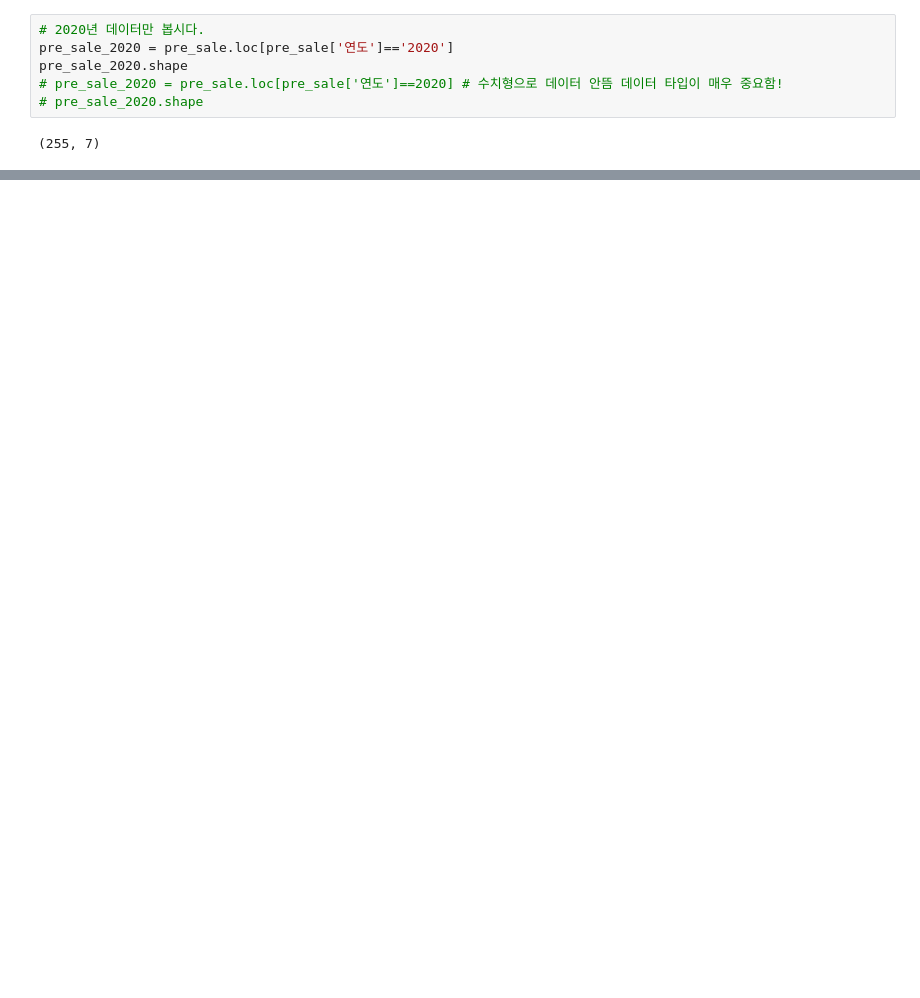
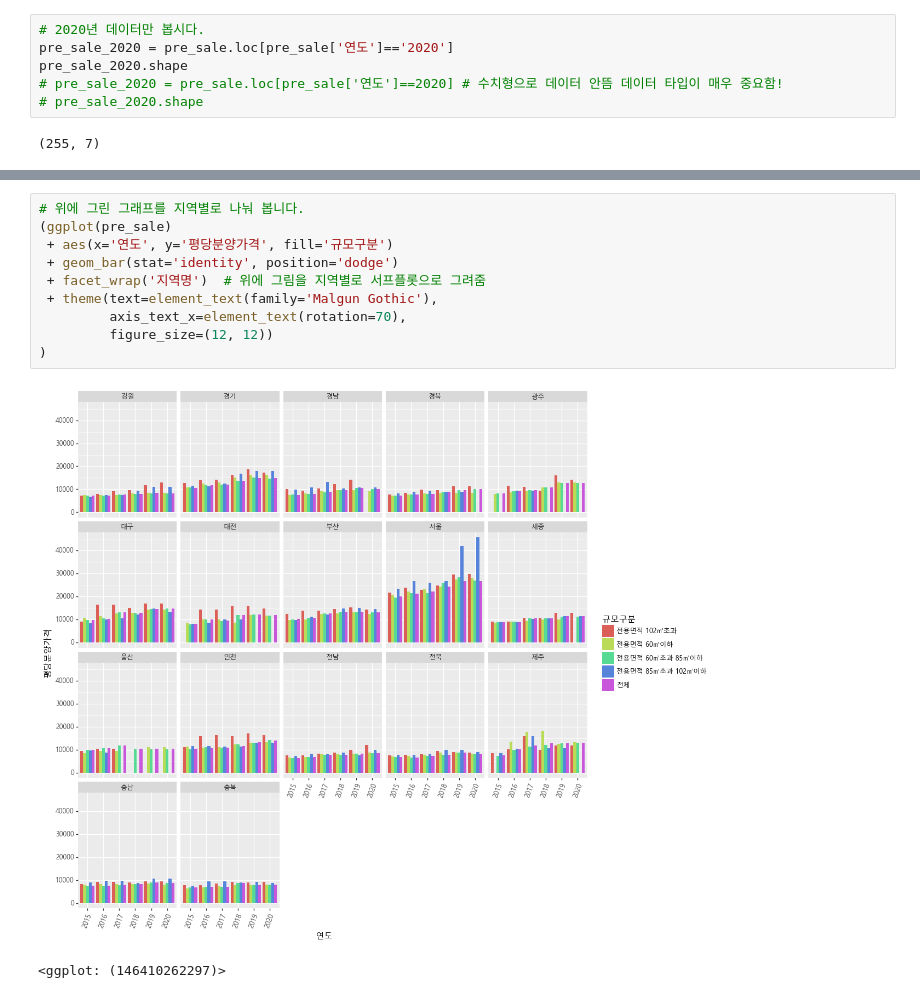
Before and after one commit to HeuiHyun/Todaycoding, a Jupyter notebook: 전국 신규 민간 아파트 분양가격 동향.ipynb, the cells around one changed output, grey strips where cells are left out. Saved outputs shown, nothing was run; the diff lists cells and outputs as text; blank space fills up the shorter version.

```diff
--- a/전국 신규 민간 아파트 분양가격 동향.ipynb
+++ b/전국 신규 민간 아파트 분양가격 동향.ipynb
@@ -269,0 +479,13 @@ Name: 지역명, dtype: int64
+# %%
+# 위에 그린 그래프를 지역별로 나눠 봅니다.
+(ggplot(pre_sale)
+ + aes(x='연도', y='평당분양가격', fill='규모구분')
+ + geom_bar(stat='identity', position='dodge')
+ + facet_wrap('지역명')  # 위에 그림을 지역별로 서프플롯으로 그려줌
+ + theme(text=element_text(family='Malgun Gothic'),
+         axis_text_x=element_text(rotation=70),
+         figure_size=(12, 12))
+)
+# %% [output]
+[figure, added]
+<ggplot: (146410262297)>
```
Also changed, not shown: parts of 80 cells of this notebook.
